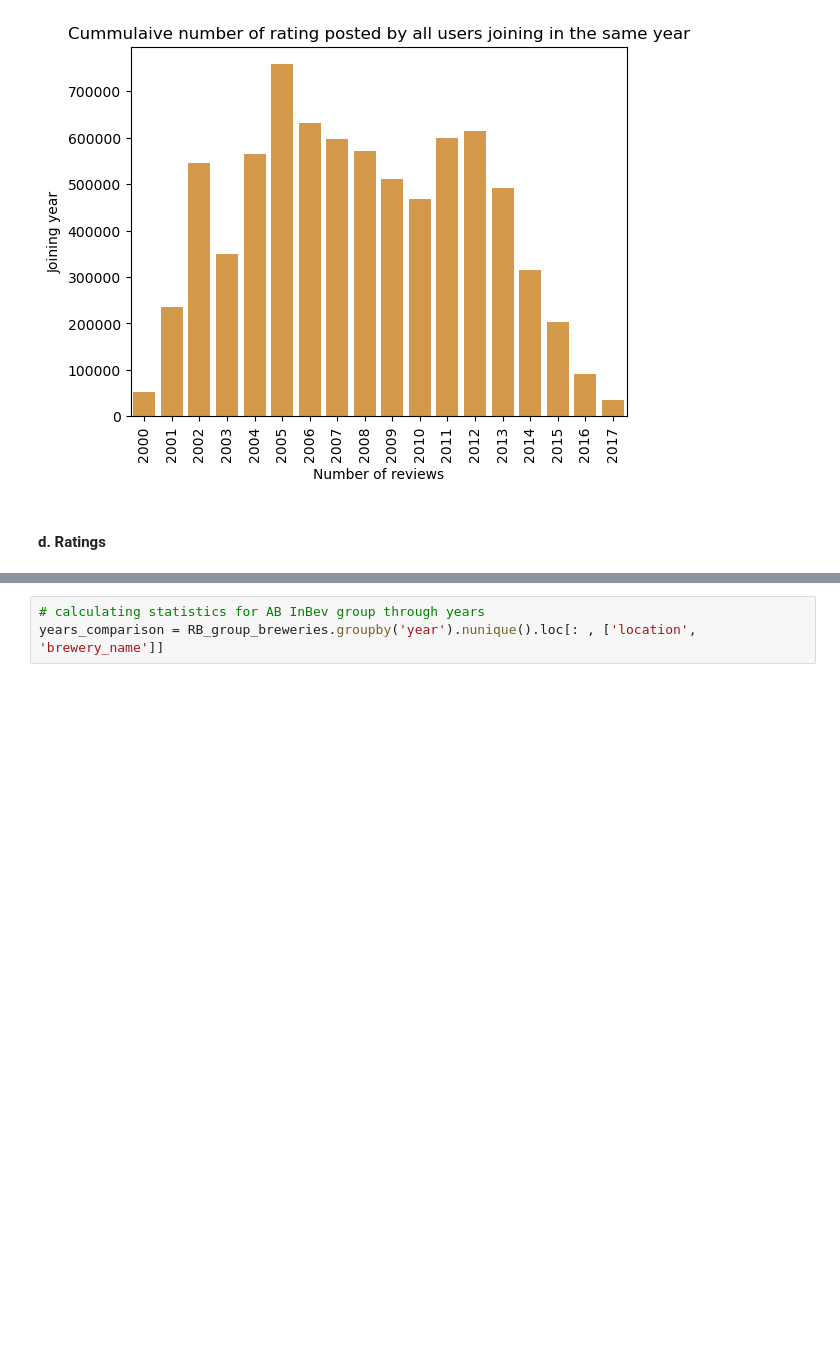
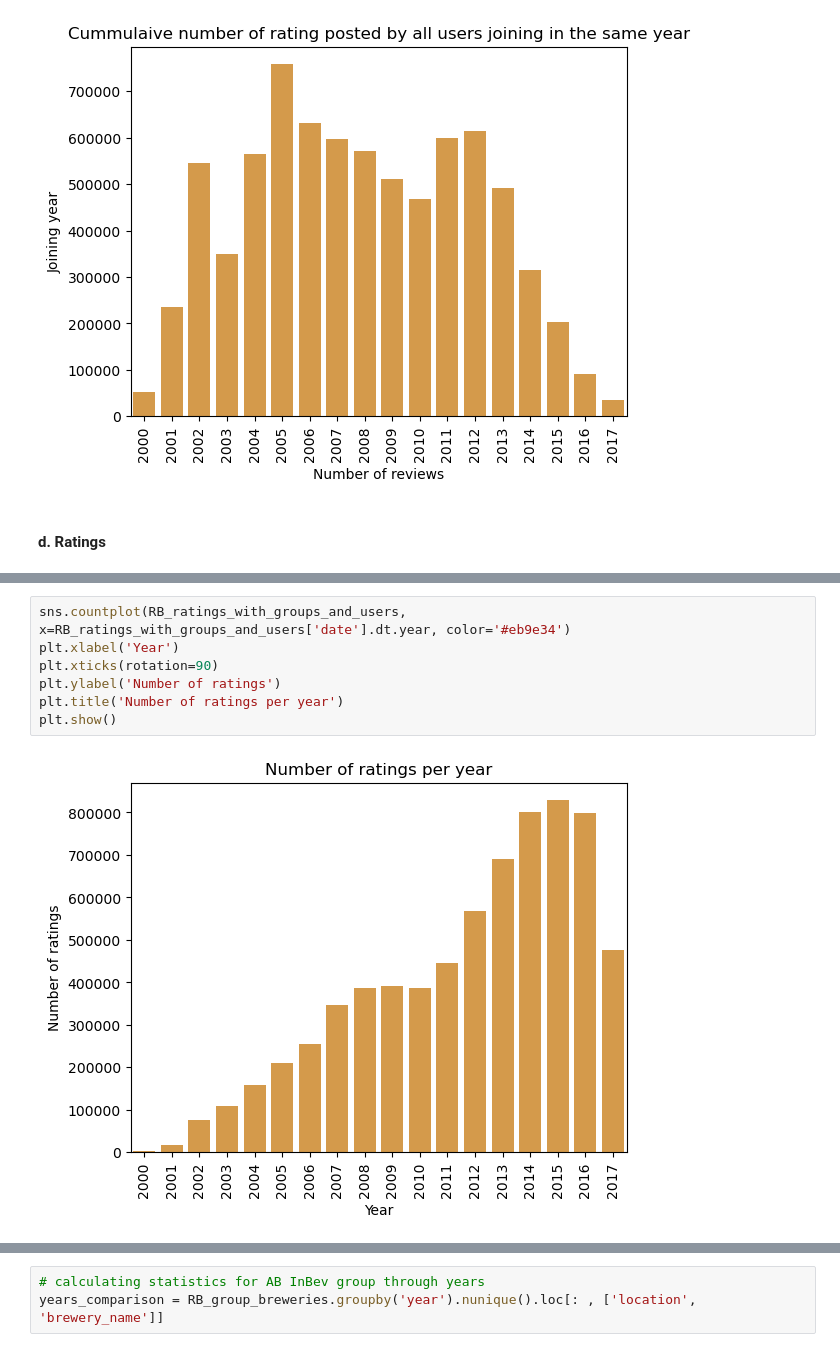
Before and after one commit to epfl-ada/ada-2023-project-tornada, a Jupyter notebook: P2_RB.ipynb, the cells around one changed output, grey strips where cells are left out. Drawn from its saved outputs; the diff is of its cells as text; blank space fills up the shorter version.

```diff
--- a/P2_RB.ipynb
+++ b/P2_RB.ipynb
@@ -477,0 +510,9 @@ plt.show()
+# %%
+sns.countplot(RB_ratings_with_groups_and_users, x=RB_ratings_with_groups_and_users['date'].dt.year, color='#eb9e34')
+plt.xlabel('Year')
+plt.xticks(rotation=90)
+plt.ylabel('Number of ratings')
+plt.title('Number of ratings per year')
+plt.show()
+# %% [output]
+[figure, added]
```
Also changed, not shown: parts of 22 cells of this notebook, 2 other files.
